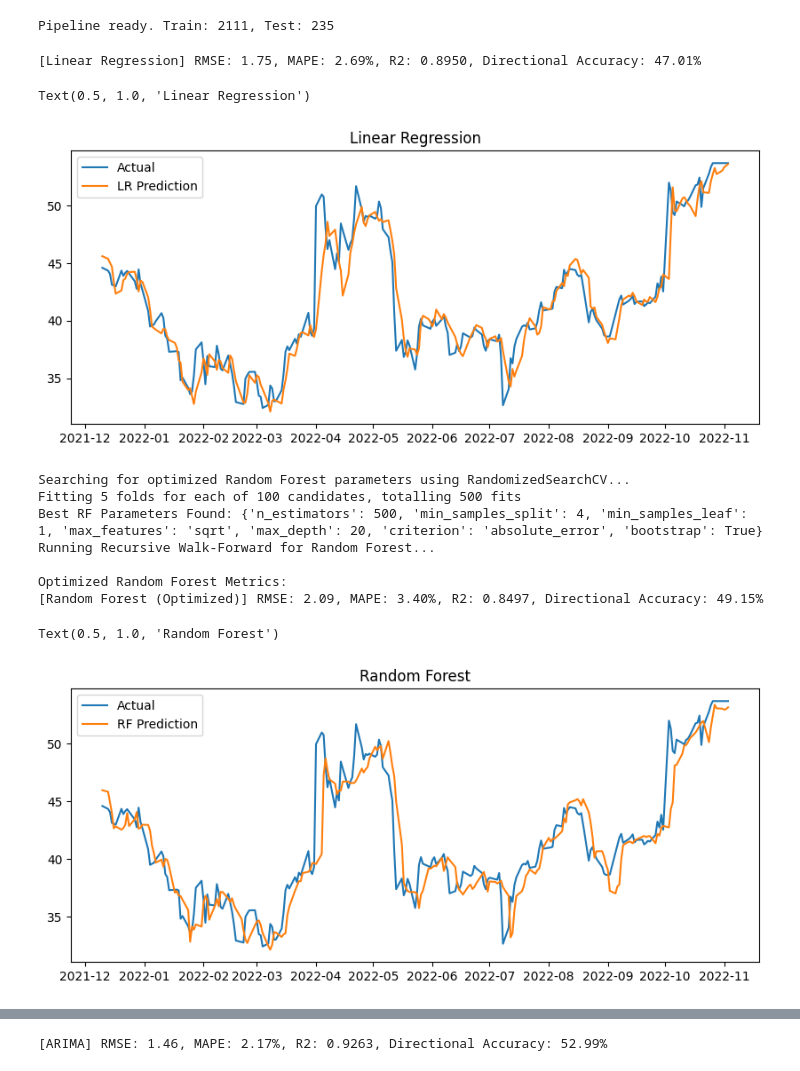
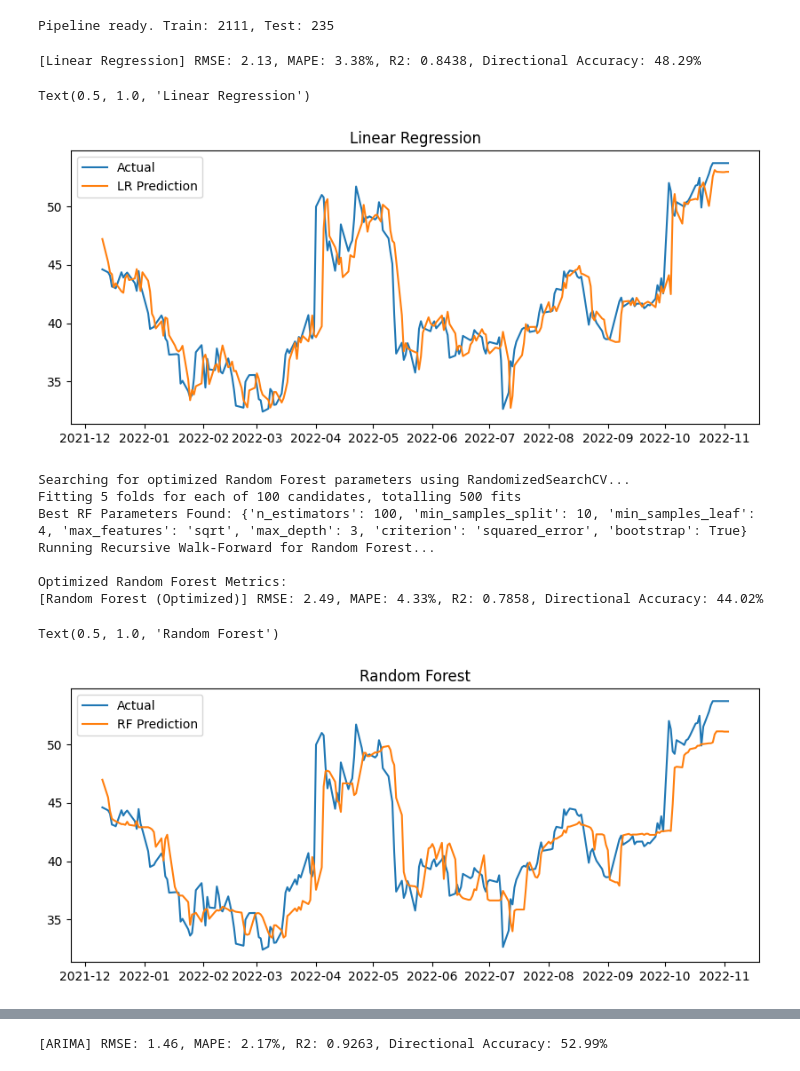
Before and after one commit to zirconnotfound/stock-market-forecast, a Jupyter notebook: twitter_stock_recursive_wf.ipynb, the cells around one changed output, grey strips where cells are left out. Cells and saved outputs as stored; diff of their text form; code cells hidden in the pictures.

```diff
--- a/twitter_stock_recursive_wf.ipynb
+++ b/twitter_stock_recursive_wf.ipynb
@@ -103,12 +270,14 @@ da_scorer = make_scorer(directional_accuracy, greater_is_better=True)
 # %%
 from sklearn.linear_model import LinearRegression
 
-lr_model = LinearRegression().fit(X_static, y_static)
+X_static_lr, y_static_lr = prepare_static_features(train, model='lr')
+
+lr_model = LinearRegression().fit(X_static_lr, y_static_lr)
 lr_preds = []
 history = train.copy()
 
 for i in range(len(test)):
-    X_curr = get_features(history)
+    X_curr = get_features(history, model='lr')
     lr_preds.append(lr_model.predict(X_curr)[0])
     history = pd.concat([history, test.iloc[[i]]])
 
@@ -120,12 +289,14 @@ plt.plot(test.index, lr_preds, label='LR Prediction')
 plt.legend()
 plt.title("Linear Regression")
 # %% [output]
-[Linear Regression] RMSE: 1.75, MAPE: 2.69%, R2: 0.8950, Directional Accuracy: 47.01%
+[Linear Regression] RMSE: 2.13, MAPE: 3.38%, R2: 0.8438, Directional Accuracy: 48.29%
 Text(0.5, 1.0, 'Linear Regression')
-[figure, old version]
+[figure, new version]
 # %%
 from sklearn.ensemble import RandomForestRegressor
 from sklearn.model_selection import RandomizedSearchCV, TimeSeriesSplit
+
+X_static_rf, y_static_rf = prepare_static_features(train, model='rf')
 
 # 1. DEFINE PARAMETER GRID
 # Expanded grid for comprehensive random search
@@ -158,7 +329,7 @@ rf_random_search = RandomizedSearchCV(
 
 # 3. INITIAL TRAINING
 # Using the static features (OHLCV + Technical Indicators) from the training set
-rf_random_search.fit(X_static, y_static)
+rf_random_search.fit(X_static_rf, y_static_rf)
 best_rf_model = rf_random_search.best_estimator_
 print(f"Best RF Parameters Found: {rf_random_search.best_params_}")
 
@@ -166,37 +337,37 @@ print(f"Best RF Parameters Found: {rf_random_search.best_params_}")
 rf_preds = []
 history = train.copy()
 
 print("Running Recursive Walk-Forward for Random Forest...")
 for i in range(len(test)):
     # Calculate features for 'today' using only past data
-    X_curr = get_features(history)
+    X_curr = get_features(history, model='rf')
 
     # Predict tomorrow's Adj Close
     rf_preds.append(best_rf_model.predict(X_curr)[0])
 
     # Update history with the actual row from the test set
     actual_row = test.iloc[[i]]
     history = pd.concat([history, actual_row])
 
 # 5. EVALUATION
 print("\nOptimized Random Forest Metrics:")
 rf_res = get_metrics(test[target], rf_preds, "Random Forest (Optimized)")
 
 plt.figure(figsize=(10, 4))
 plt.plot(test.index, test[target], label='Actual')
 plt.plot(test.index, rf_preds, label='RF Prediction')
 plt.legend()
 plt.title("Random Forest")
 # %% [output]
 Searching for optimized Random Forest parameters using RandomizedSearchCV...
 Fitting 5 folds for each of 100 candidates, totalling 500 fits
-Best RF Parameters Found: {'n_estimators': 500, 'min_samples_split': 4, 'min_samples_leaf': 1, 'max_features': 'sqrt', 'max_depth': 20, 'criterion': 'absolute_error', 'bootstrap': True}
+Best RF Parameters Found: {'n_estimators': 100, 'min_samples_split': 10, 'min_samples_leaf': 4, 'max_features': 'sqrt', 'max_depth': 3, 'criterion': 'squared_error', 'bootstrap': True}
 Running Recursive Walk-Forward for Random Forest...
 
 Optimized Random Forest Metrics:
-[Random Forest (Optimized)] RMSE: 2.09, MAPE: 3.40%, R2: 0.8497, Directional Accuracy: 49.15%
+[Random Forest (Optimized)] RMSE: 2.49, MAPE: 4.33%, R2: 0.7858, Directional Accuracy: 44.02%
 Text(0.5, 1.0, 'Random Forest')
-[figure, old version]
+[figure, new version]
 # %%
 from xgboost import XGBRegressor
 from sklearn.model_selection import RandomizedSearchCV, TimeSeriesSplit
```
Also changed, not shown: parts of 6 cells of this notebook, 1 other file.
